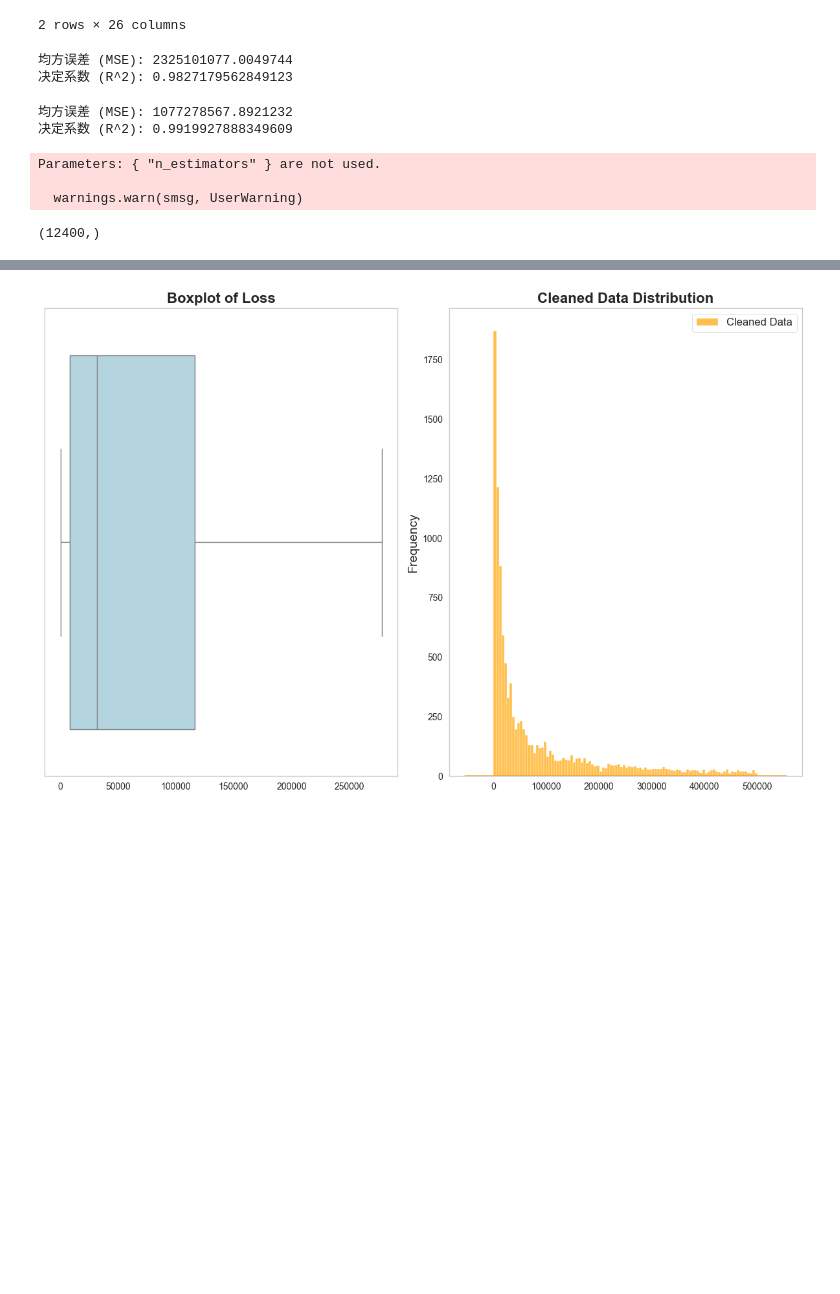
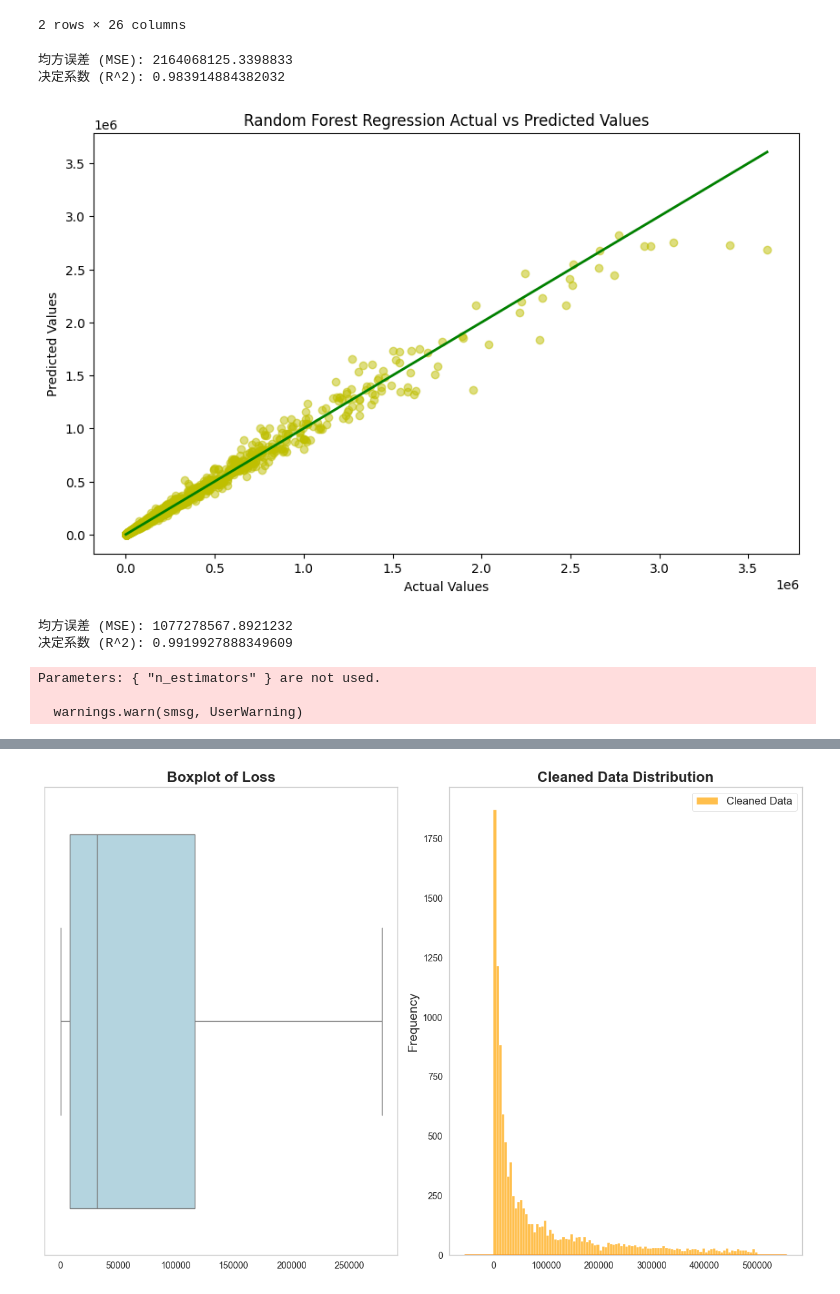
Before and after one commit to chunyoupeng/huawei-c, a Jupyter notebook: transformer.ipynb, the cells around one changed output, grey strips where cells are left out. Saved outputs shown, nothing was run; the diff lists cells and outputs as text; code cells hidden in the pictures; blank space fills up the shorter version.

```diff
--- a/transformer.ipynb
+++ b/transformer.ipynb
@@ -172,7 +137,7 @@ from sklearn.metrics import mean_squared_error, r2_score
 
 # 假设你已经加载了数据集，X是你的特征，y是目标变量
 # 数据加载和划分 (这里假设你的目标变量在最后一列)
-df = pd.read_csv('feature_and_loss.csv')
+df = pd.read_csv('feature25_with_loss_new.csv')
 
 # 特征和目标
 X = df.iloc[:, :-1]  # 所有列，除了最后一列
@@ -197,8 +162,18 @@ r2 = r2_score(y_test, y_pred)
 print(f"均方误差 (MSE): {mse}")
 print(f"决定系数 (R^2): {r2}")
 # %% [output]
-均方误差 (MSE): 2325101077.0049744
-决定系数 (R^2): 0.9827179562849123
+均方误差 (MSE): 2164068125.3398833
+决定系数 (R^2): 0.983914884382032
+# %%
+plt.figure(figsize=(10, 6))
+plt.scatter(y_test, y_pred, alpha=0.5, c='y')
+plt.plot([y_test.min(), y_test.max()], [y_test.min(), y_test.max()], 'g', lw=2)
+plt.xlabel('Actual Values')
+plt.ylabel('Predicted Values')
+plt.title('Random Forest Regression Actual vs Predicted Values')
+plt.show()
+# %% [output]
+[figure, added]
 # %%
 #XGB代码
 import xgboost as xgb
@@ -249,7 +224,3 @@ print(f"决定系数 (R^2): {r2}")
 Parameters: { "n_estimators" } are not used.
 
   warnings.warn(smsg, UserWarning)
-# %%
-y.shape
-# %% [output]
-(12400,)
```
Also changed, not shown: parts of 15 cells of this notebook, 2 other files.
